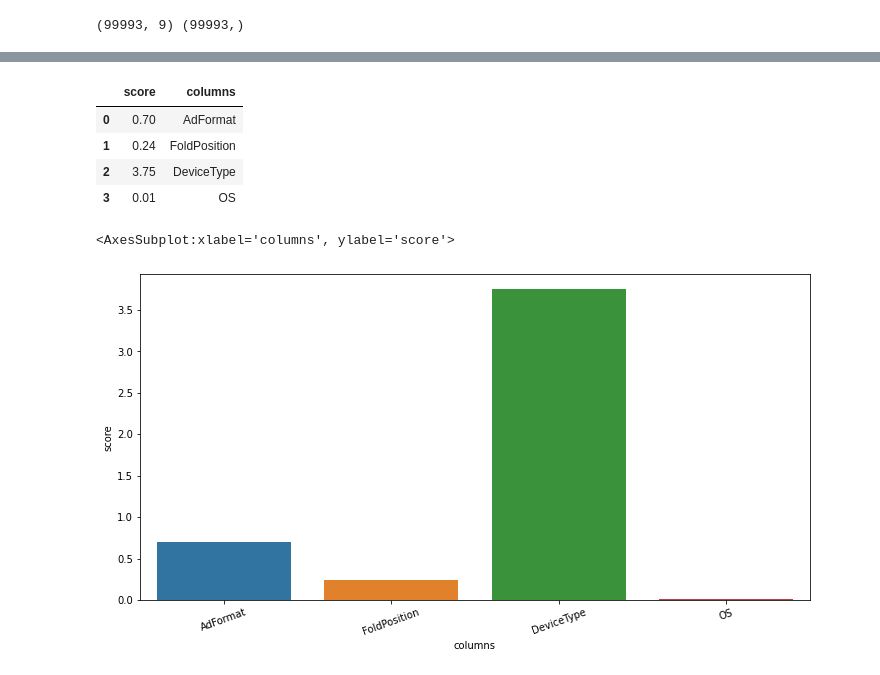
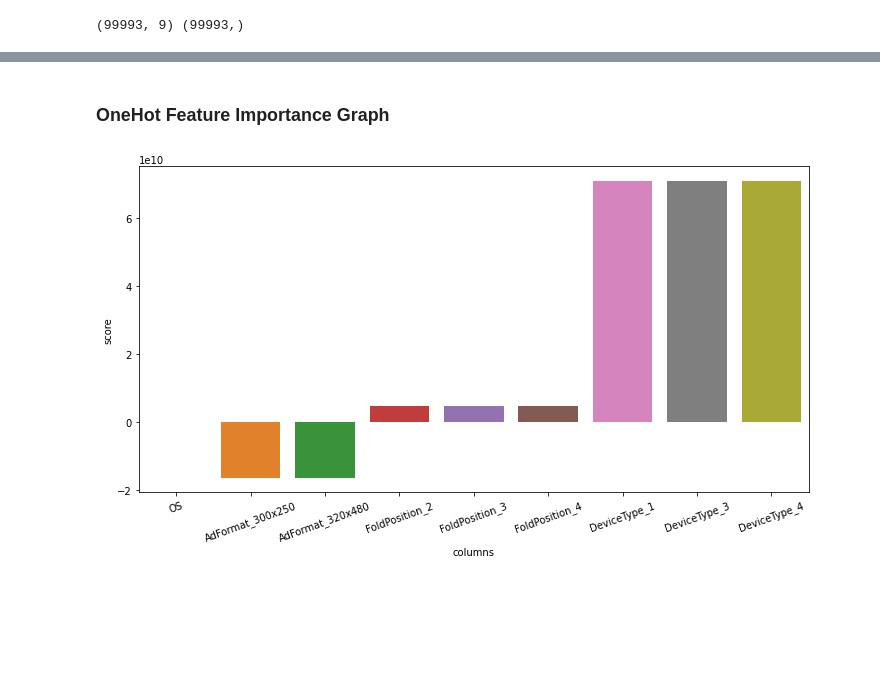
Before and after one commit to NatnaelSisay/adludio-challenge, a Jupyter notebook: notebooks/1_decisiveness_of_catagories_on_engagement.ipynb, the cells around one changed output, grey strips where cells are left out. Cells and saved outputs as stored; diff of their text form; code cells hidden in the pictures; blank space fills up the shorter version.

```diff
--- a/notebooks/1_decisiveness_of_catagories_on_engagement.ipynb
+++ b/notebooks/1_decisiveness_of_catagories_on_engagement.ipynb
@@ -62,0 +95,4 @@ os
+# %%
+# Remove Null Values
+focus_df.dropna(inplace=True)
+focus_df.isnull().sum()
@@ -131 +184,14 @@ print(x_scaled.shape, y.shape)
+# %%
+def train_model(train, test, model_type='Linear'):
+    model = LinearRegression()
+
+    if (model_type == 'Logistic'):
+        model = LogisticRegression()
+
+    model.fit(train, test)
+    return model
+
+def test_model(x_test, y_test, model):
+    score = model.score(x_test, y_test)
+    print("Model Score => ", score)
 # %%
@@ -149,2 +250,25 @@ print(score)
+# %%
+
+def logistic_featuer_importance(model, columns):
+    importance = model.coef_[0]
+    df = pd.DataFrame([list(importance)], columns=columns)
+    df = df.transpose()
+    df = df.reset_index()
+    df.rename(columns={'index':'columns', 0:'score'}, inplace=True)
+    return df
+
+def linear_feature_importance(model, columns):
+    importance = model.coef_
+    df = pd.DataFrame([list(importance)], columns=columns)
+    df = df.transpose()
+    df = df.reset_index()
+    df.rename(columns={'index':'columns', 0:'score'}, inplace=True)
+    return df
 # %%
-logistic.coef_[0]
+# Linear -> oneHot_linear, label_linear
+oneHot_linear_importance = linear_feature_importance(oneHot_lr_model, oneHot_train_columns)
+label_linear_importance = linear_feature_importance(label_lr_model,label_train_columns)
+
+# Logistics ->  oneHot_logistics, lable_logstics
+oneHot_logistics_importance = logistic_featuer_importance(oneHot_logistic_model,oneHot_train_columns)
+label_logistics_importance = logistic_featuer_importance(label_logistic_model,label_train_columns)
@@ -247,9 +274,0 @@ print(score)
-# %%
-new_feature_importance_df = pd.DataFrame({'score':list(logistic.coef_[0]),'columns':x_train.columns})
-new_feature_importance_df
-# %% [output]
-|  | score | columns |
-| 0 | 0.70 | AdFormat |
-| 1 | 0.24 | FoldPosition |
-| 2 | 3.75 | DeviceType |
-| 3 | 0.01 | OS |
@@ -258,8 +274,0 @@ import seaborn as sns
-# %%
-import matplotlib.pyplot as plt
-plt.figure(figsize=(12,6))
-plt.xticks(rotation=20)
-sns.barplot(x="columns", y="score", data=new_feature_importance_df)
-# %% [output]
-<AxesSubplot:xlabel='columns', ylabel='score'>
-[figure, removed]
@@ -267,0 +275,7 @@ from sklearn.metrics import mutual_info_score
+# %% [markdown]
+### OneHot Feature Importance Graph
+# %%
+# Feature importance with Linear regretion, BY One Hot encoding
+bar_plot(x='columns', y='score', df=oneHot_linear_importance)
+# %% [output]
+[figure, added]
```
Also changed, not shown: parts of 36 cells of this notebook, 2 other files.
